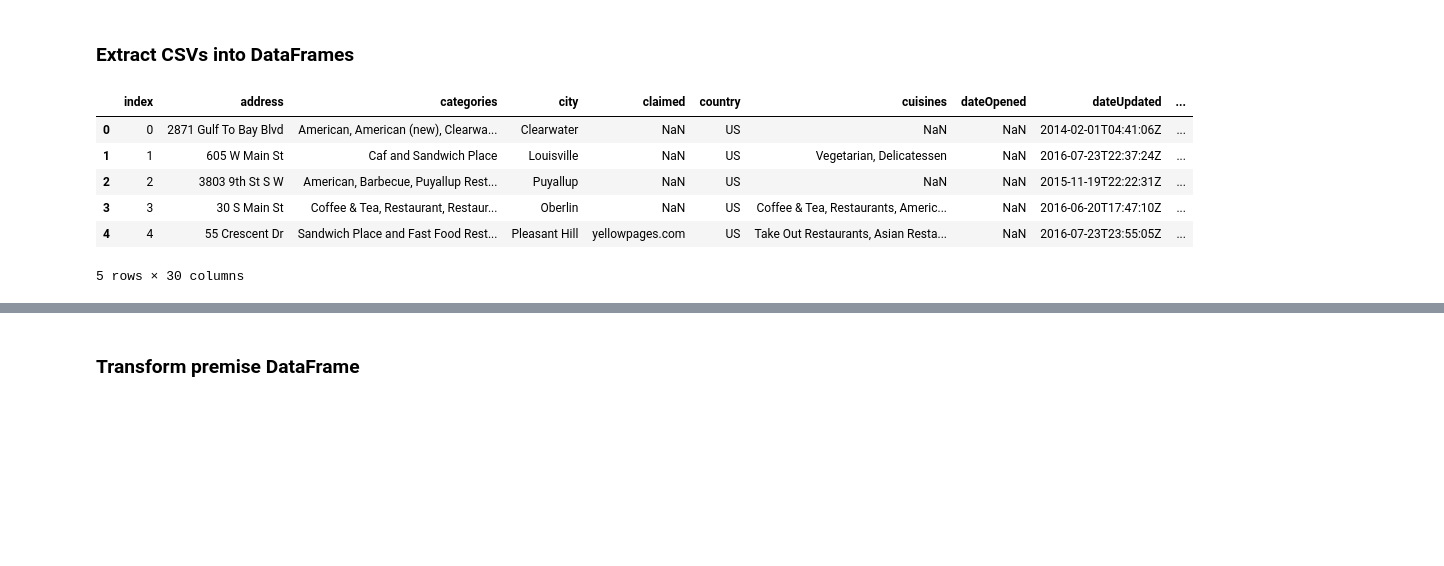
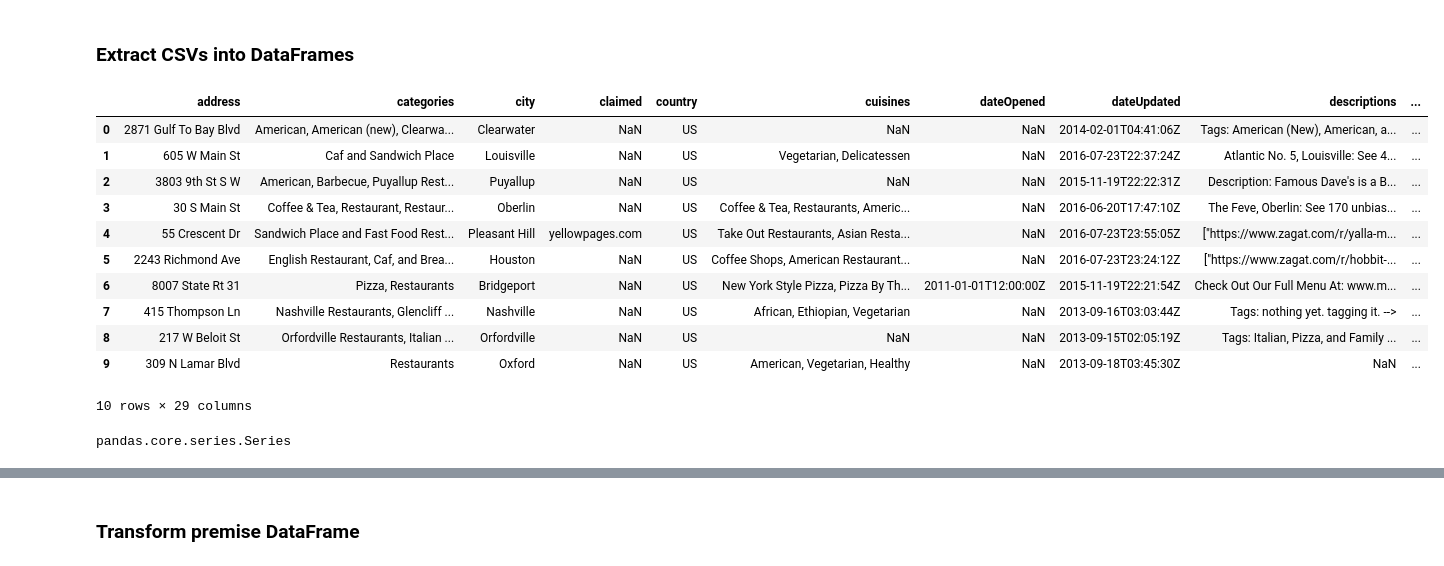
Before and after one commit to AlexanderLorin/RAM_project, a Jupyter notebook: pandas_etl.ipynb, the cells around one changed output, grey strips where cells are left out. Saved outputs shown, nothing was run; the diff lists cells and outputs as text; code cells hidden in the pictures; blank space fills up the shorter version.

```diff
--- a/pandas_etl.ipynb
+++ b/pandas_etl.ipynb
@@ -5,14 +6,19 @@ from sqlalchemy import create_engine
 ### Extract CSVs into DataFrames
 # %%
 vvr_data_world_file = "/Users/alexanderlorin/code/RAM_project/Resources/vegetarian_restaurants_US_datafiniti_vegetarian_restaurants_US_datafiniti.csv"
-vvr_df = pd.read_csv(vvr_data_world_file)
+vvr_df = pd.read_csv(vvr_data_world_file,index_col=0)
 vvr_indexed_df = vvr_df.reset_index(drop=False, inplace=False, col_fill='')
-vvr_indexed_df.head()
+vvr_indexed_df.head(10)
 # %% [output]
-|  | index | address | categories | city | claimed | country | cuisines | dateOpened | dateUpdated | ... |
-| 0 | 0 | 2871 Gulf To Bay Blvd | American, American (new), Clearwa... | Clearwater | NaN | US | NaN | NaN | 2014-02-01T04:41:06Z | ... |
-| 1 | 1 | 605 W Main St | Caf and Sandwich Place | Louisville | NaN | US | Vegetarian, Delicatessen | NaN | 2016-07-23T22:37:24Z | ... |
-| 2 | 2 | 3803 9th St S W | American, Barbecue, Puyallup Rest... | Puyallup | NaN | US | NaN | NaN | 2015-11-19T22:22:31Z | ... |
-| 3 | 3 | 30 S Main St | Coffee & Tea, Restaurant, Restaur... | Oberlin | NaN | US | Coffee & Tea, Restaurants, Americ... | NaN | 2016-06-20T17:47:10Z | ... |
-| 4 | 4 | 55 Crescent Dr | Sandwich Place and Fast Food Rest... | Pleasant Hill | yellowpages.com | US | Take Out Restaurants, Asian Resta... | NaN | 2016-07-23T23:55:05Z | ... |
+|  | address | categories | city | claimed | country | cuisines | dateOpened | dateUpdated | descriptions | ... |
+| 0 | 2871 Gulf To Bay Blvd | American, American (new), Clearwa... | Clearwater | NaN | US | NaN | NaN | 2014-02-01T04:41:06Z | Tags: American (New), American, a... | ... |
+| 1 | 605 W Main St | Caf and Sandwich Place | Louisville | NaN | US | Vegetarian, Delicatessen | NaN | 2016-07-23T22:37:24Z | Atlantic No. 5, Louisville: See 4... | ... |
+| 2 | 3803 9th St S W | American, Barbecue, Puyallup Rest... | Puyallup | NaN | US | NaN | NaN | 2015-11-19T22:22:31Z | Description: Famous Dave's is a B... | ... |
+| 3 | 30 S Main St | Coffee & Tea, Restaurant, Restaur... | Oberlin | NaN | US | Coffee & Tea, Restaurants, Americ... | NaN | 2016-06-20T17:47:10Z | The Feve, Oberlin: See 170 unbias... | ... |
+| 4 | 55 Crescent Dr | Sandwich Place and Fast Food Rest... | Pleasant Hill | yellowpages.com | US | Take Out Restaurants, Asian Resta... | NaN | 2016-07-23T23:55:05Z | ["https://www.zagat.com/r/yalla-m... | ... |
+| 5 | 2243 Richmond Ave | English Restaurant, Caf, and Brea... | Houston | NaN | US | Coffee Shops, American Restaurant... | NaN | 2016-07-23T23:24:12Z | ["https://www.zagat.com/r/hobbit-... | ... |
+| 6 | 8007 State Rt 31 | Pizza, Restaurants | Bridgeport | NaN | US | New York Style Pizza, Pizza By Th... | 2011-01-01T12:00:00Z | 2015-11-19T22:21:54Z | Check Out Our Full Menu At: www.m... | ... |
+| 7 | 415 Thompson Ln | Nashville Restaurants, Glencliff ... | Nashville | NaN | US | African, Ethiopian, Vegetarian | NaN | 2013-09-16T03:03:44Z | Tags: nothing yet. tagging it. --> | ... |
+| 8 | 217 W Beloit St | Orfordville Restaurants, Italian ... | Orfordville | NaN | US | NaN | NaN | 2013-09-15T02:05:19Z | Tags: Italian, Pizza, and Family ... | ... |
+| 9 | 309 N Lamar Blvd | Restaurants | Oxford | NaN | US | American, Vegetarian, Healthy | NaN | 2013-09-18T03:45:30Z | NaN | ... |
-5 rows × 30 columns
+10 rows × 29 columns
@@ -24,0 +25,4 @@ vvr_indexed_df.head()
+# %%
+type(vvr_indexed_df["phones"])
+# %% [output]
+pandas.core.series.Series
```
Also changed, not shown: parts of 26 cells of this notebook, 1 other file.
